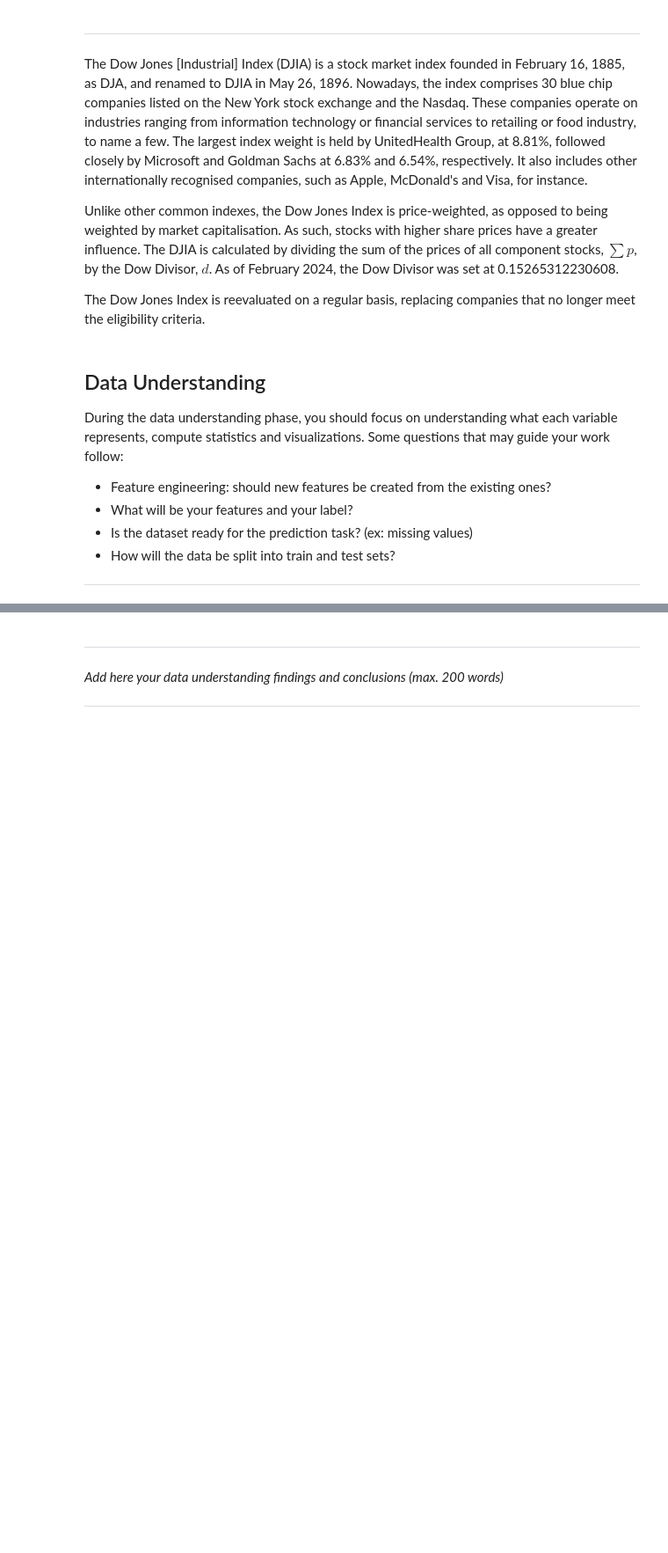
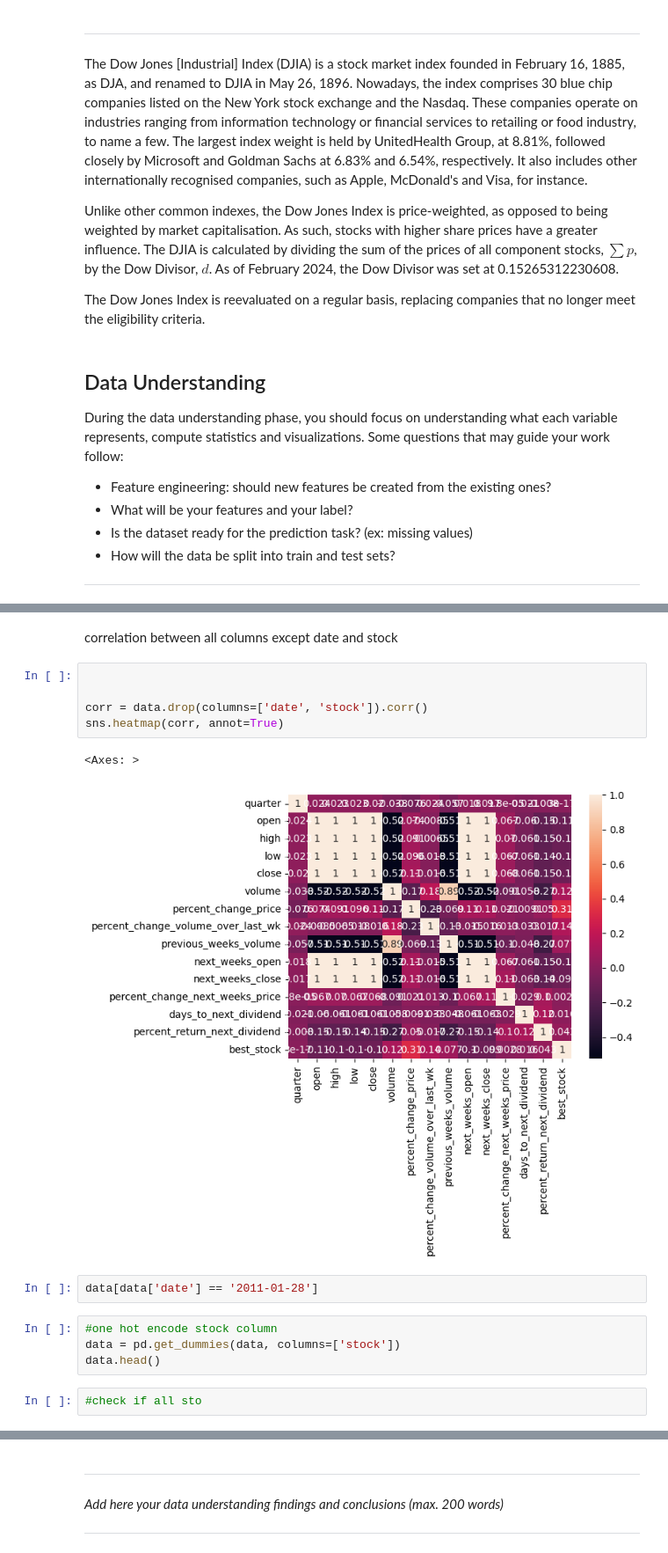
Before and after one commit to jsgalvao/DSU-Recruitment-Challenges, a Jupyter notebook: template.ipynb, the cells around one changed output, grey strips where cells are left out. Shown: that part at 88% size. Saved outputs shown, nothing was run; the diff lists cells and outputs as text; blank space fills up the shorter version.

```diff
--- a/template.ipynb
+++ b/template.ipynb
@@ -38,0 +172,18 @@ import pandas as pd
+# %% [markdown]
+correlation between all columns except date and stock
+# %%
+
+
+corr = data.drop(columns=['date', 'stock']).corr()
+sns.heatmap(corr, annot=True)
+# %% [output]
+<Axes: >
+[figure, added]
+# %%
+data[data['date'] == '2011-01-28']
+# %%
+#one hot encode stock column
+data = pd.get_dummies(data, columns=['stock'])
+data.head()
+# %%
+#check if all sto
```
Also changed, not shown: parts of 31 cells of this notebook.
